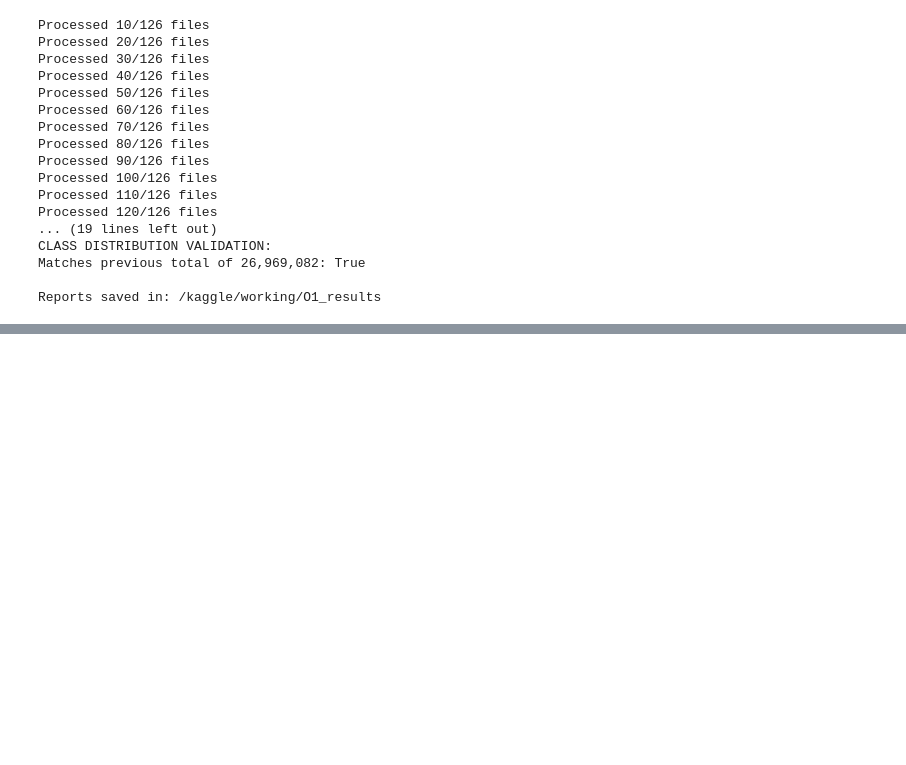
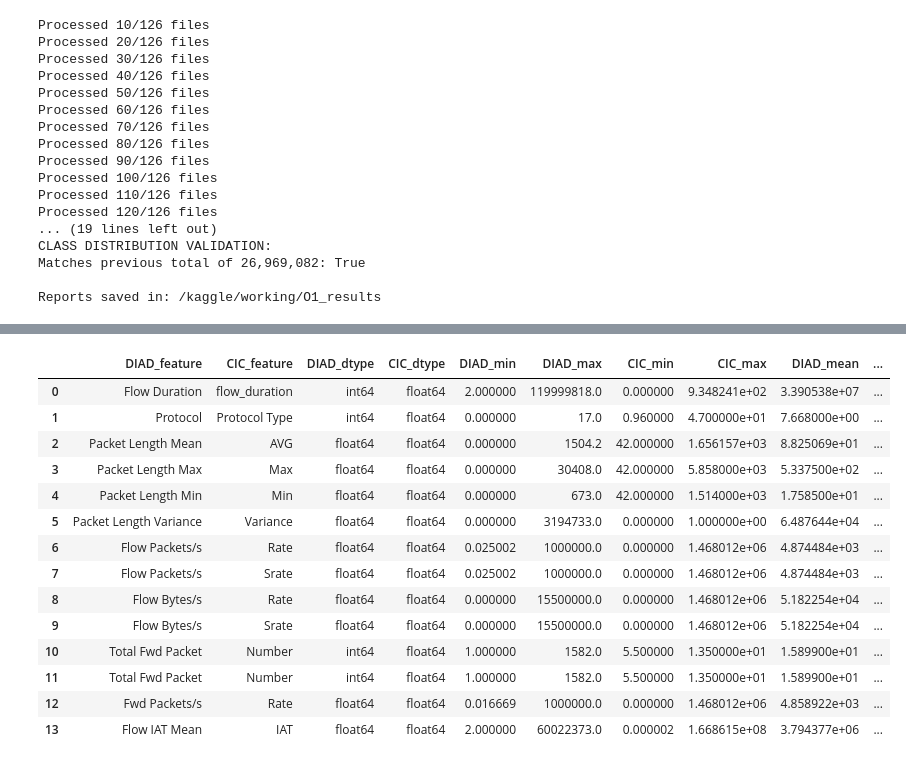
Before and after one commit to aendris18/connect-the-dots, a Jupyter notebook: iot-intrusion-2.ipynb, the cells around one changed output, grey strips where cells are left out. Cells and saved outputs as stored; diff of their text form; code cells hidden in the pictures; blank space fills up the shorter version.

```diff
--- a/iot-intrusion-2.ipynb
+++ b/iot-intrusion-2.ipynb
@@ -6487,0 +12483,83 @@ Both reports saved in: /kaggle/working/O1_results
+# %%
+import os
+import pandas as pd
+
+OUTPUT_DIR = "/kaggle/working/O1_results"
+
+PROFILE_PATH = os.path.join(
+    OUTPUT_DIR,
+    "O1_cross_dataset_feature_value_profiles.csv"
+)
+
+profile = pd.read_csv(PROFILE_PATH)
+
+candidate_pairs = [
+    ("Flow Duration", "flow_duration"),
+    ("Protocol", "Protocol Type"),
+    ("Packet Length Mean", "AVG"),
+    ("Packet Length Max", "Max"),
+    ("Packet Length Min", "Min"),
+    ("Packet Length Variance", "Variance"),
+    ("Flow Packets/s", "Rate"),
+    ("Flow Packets/s", "Srate"),
+    ("Flow Bytes/s", "Rate"),
+    ("Flow Bytes/s", "Srate"),
+    ("Total Fwd Packet", "Number"),
+    ("Total Fwd Packet", "Number"),
+    ("Fwd Packets/s", "Rate"),
+    ("Flow IAT Mean", "IAT"),
+]
+
+rows = []
+
+for diad_feature, cic_feature in candidate_pairs:
+
+    d = profile[
+        (profile["dataset"] == "DIAD") &
+        (profile["feature"] == diad_feature)
+    ]
+
+    c = profile[
+        (profile["dataset"] == "CIC-IoT-2023") &
+        (profile["feature"] == cic_feature)
+    ]
+
+    if len(d) == 0 or len(c) == 0:
+        continue
+
+    d = d.iloc[0]
+    c = c.iloc[0]
+
+    rows.append({
+        "DIAD_feature": diad_feature,
+        "CIC_feature": cic_feature,
+        "DIAD_dtype": d["original_dtype"],
+        "CIC_dtype": c["original_dtype"],
+        "DIAD_min": d["minimum"],
+        "DIAD_max": d["maximum"],
+        "CIC_min": c["minimum"],
+        "CIC_max": c["maximum"],
+        "DIAD_mean": d["mean"],
+        "CIC_mean": c["mean"],
+        "DIAD_unique_values": d["unique_values"],
+        "CIC_unique_values": c["unique_values"],
+        "status": "DEFINITION_CHECK_REQUIRED"
+    })
+
+comparison = pd.DataFrame(rows)
+
+output_path = os.path.join(
+    OUTPUT_DIR,
+    "O1_candidate_feature_correspondence.csv"
+)
+
+comparison.to_csv(output_path, index=False)
+
+print("=" * 75)
+print("CANDIDATE FEATURE CORRESPONDENCE")
+print("=" * 75)
+
+display(comparison)
+
+print("\nSaved:", output_path)
+# %% [output]
@@ -6487,0 +12569,15 @@ Both reports saved in: /kaggle/working/O1_results
+|  | DIAD_feature | CIC_feature | DIAD_dtype | CIC_dtype | DIAD_min | DIAD_max | CIC_min | CIC_max | DIAD_mean | ... |
+| 0 | Flow Duration | flow_duration | int64 | float64 | 2.000000 | 119999818.0 | 0.000000 | 9.348241e+02 | 3.390538e+07 | ... |
+| 1 | Protocol | Protocol Type | int64 | float64 | 0.000000 | 17.0 | 0.960000 | 4.700000e+01 | 7.668000e+00 | ... |
+| 2 | Packet Length Mean | AVG | float64 | float64 | 0.000000 | 1504.2 | 42.000000 | 1.656157e+03 | 8.825069e+01 | ... |
+| 3 | Packet Length Max | Max | float64 | float64 | 0.000000 | 30408.0 | 42.000000 | 5.858000e+03 | 5.337500e+02 | ... |
+| 4 | Packet Length Min | Min | float64 | float64 | 0.000000 | 673.0 | 42.000000 | 1.514000e+03 | 1.758500e+01 | ... |
+| 5 | Packet Length Variance | Variance | float64 | float64 | 0.000000 | 3194733.0 | 0.000000 | 1.000000e+00 | 6.487644e+04 | ... |
+| 6 | Flow Packets/s | Rate | float64 | float64 | 0.025002 | 1000000.0 | 0.000000 | 1.468012e+06 | 4.874484e+03 | ... |
+| 7 | Flow Packets/s | Srate | float64 | float64 | 0.025002 | 1000000.0 | 0.000000 | 1.468012e+06 | 4.874484e+03 | ... |
+| 8 | Flow Bytes/s | Rate | float64 | float64 | 0.000000 | 15500000.0 | 0.000000 | 1.468012e+06 | 5.182254e+04 | ... |
+| 9 | Flow Bytes/s | Srate | float64 | float64 | 0.000000 | 15500000.0 | 0.000000 | 1.468012e+06 | 5.182254e+04 | ... |
+| 10 | Total Fwd Packet | Number | int64 | float64 | 1.000000 | 1582.0 | 5.500000 | 1.350000e+01 | 1.589900e+01 | ... |
+| 11 | Total Fwd Packet | Number | int64 | float64 | 1.000000 | 1582.0 | 5.500000 | 1.350000e+01 | 1.589900e+01 | ... |
+| 12 | Fwd Packets/s | Rate | float64 | float64 | 0.016669 | 1000000.0 | 0.000000 | 1.468012e+06 | 4.858922e+03 | ... |
+| 13 | Flow IAT Mean | IAT | float64 | float64 | 2.000000 | 60022373.0 | 0.000002 | 1.668615e+08 | 3.794377e+06 | ... |
```
Also changed, not shown: parts of 137 cells of this notebook.
